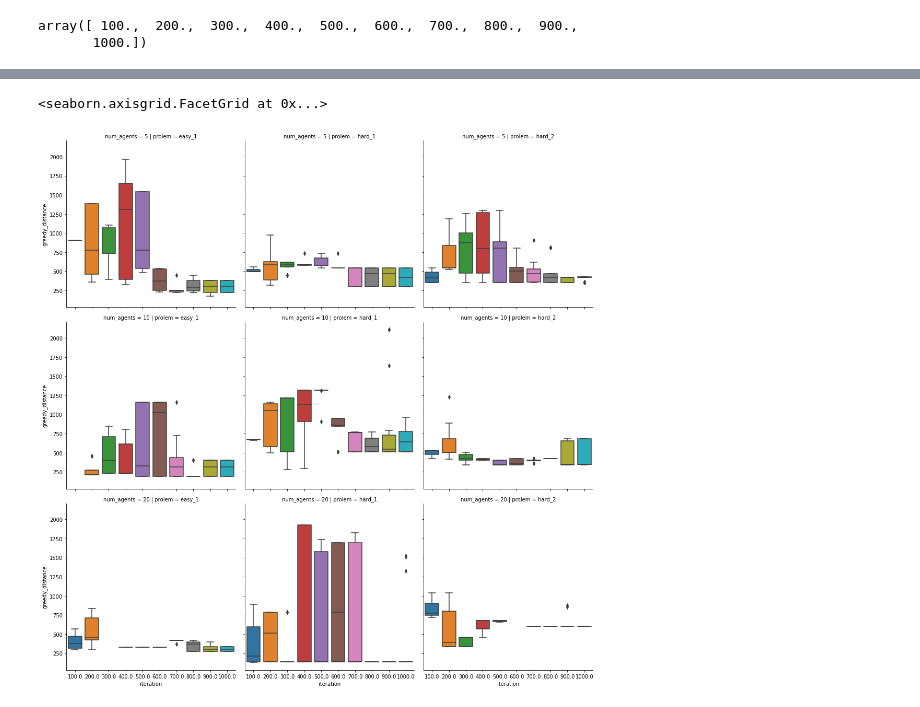
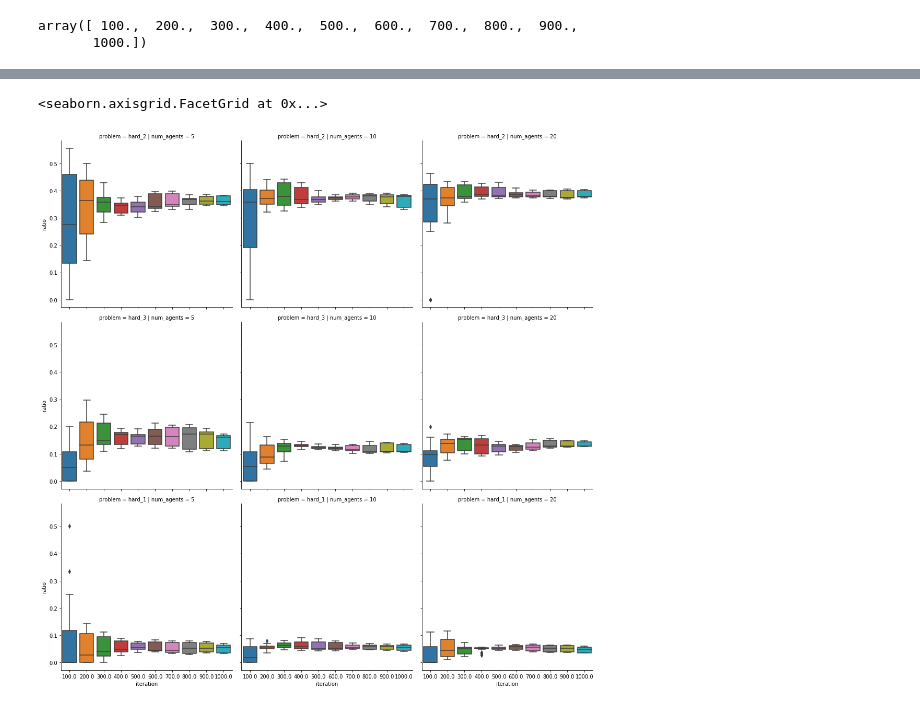
Before and after one commit to ovgu-FINken/ACO-MAPF, a Jupyter notebook: Aco-Visualization.ipynb, the cells around one changed output, grey strips where cells are left out. Saved outputs shown, nothing was run; the diff lists cells and outputs as text; code cells hidden in the pictures.

```diff
--- a/Aco-Visualization.ipynb
+++ b/Aco-Visualization.ipynb
@@ -185,8 +185,9 @@ remote_parameters = [
 e = Experiment(with_cluster=False, parameters=remote_parameters)
 e.save_parameters("data/default.json")
 # %%
-remote = Experiment(with_cluster=False, param_file="data/optimize.json")
-df = remote.load_results("data/optimize_test.pkl")
+remote = Experiment(with_cluster=False, param_file="data/normalize_optimize.json")
+params = remote.parameters
+df = remote.load_results("data/normalize_optimize.pkl")
 df = df.replace(np.inf, np.nan)
 df['iteration'] = 100 * np.ceil(df['world_step_count'] / 100)
 df['ratio'] = df["arrived"] / (df["stuck"] + df["arrived"])
@@ -223,2 +226,2 @@ df
 # %%
-best = df.loc[df.individual == 1]
+best = df.loc[df.individual == 8]
@@ -245,5 +236,5 @@ Name: generation, Length: 2700, dtype: int64
 # %%
-sns.catplot(data=best, x="iteration", y="greedy_distance", kind="box", col="prolem", row="num_agents")
+sns.catplot(data=best, x="iteration", y="ratio", kind="box", row="problem", col="num_agents")
 # %% [output]
 <seaborn.axisgrid.FacetGrid at 0x...>
-[figure, old version]
+[figure, new version]
```
Also changed, not shown: parts of 6 cells of this notebook, 3 other files.
